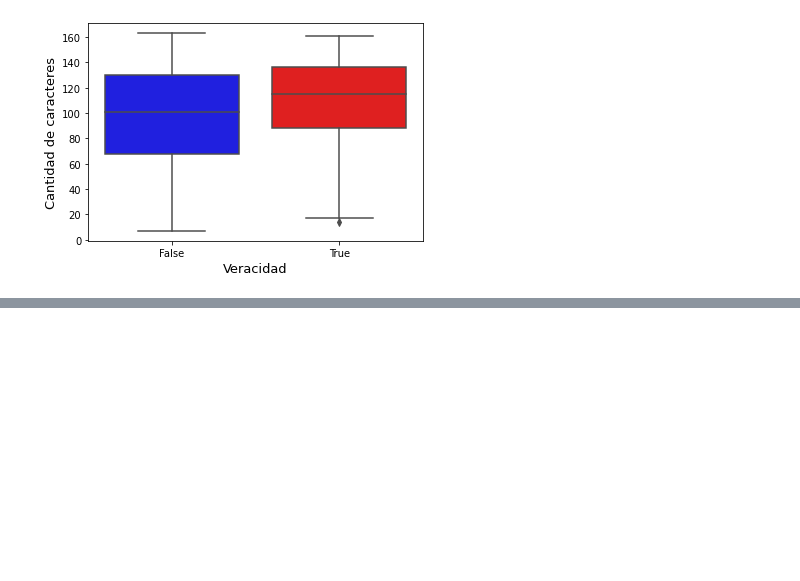
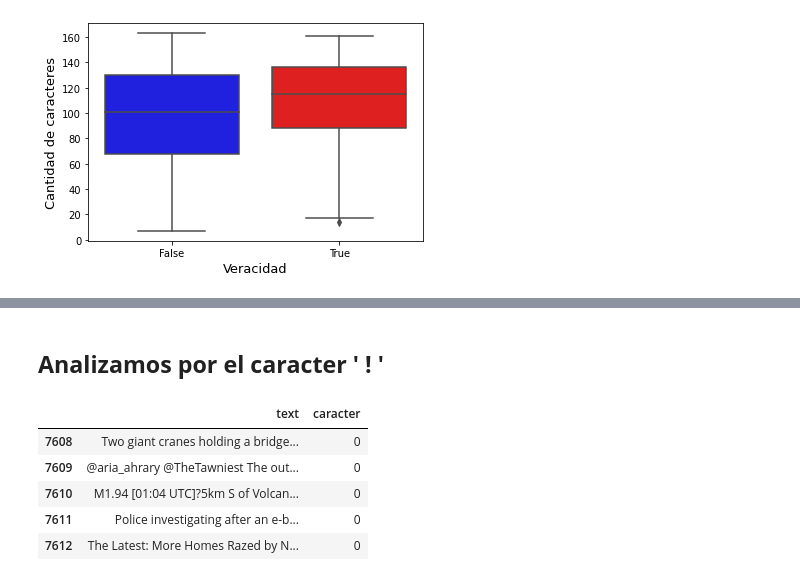
Before and after one commit to grettynazario/TP1-orgaDatos, a Jupyter notebook: TP1.ipynb, the cells around one changed output, grey strips where cells are left out. Cells and saved outputs as stored; diff of their text form; code cells hidden in the pictures; blank space fills up the shorter version.

```diff
--- a/TP1.ipynb
+++ b/TP1.ipynb
@@ -173,0 +233,18 @@ bplot.tick_params(labelsize=10)
+# %% [markdown]
+## **Analizamos por el caracter ' ! '**
+# %%
+#Se crea un df con las cantidades de caracteres por cada texto
+textos = tweets.text
+caracteres = textos.apply(lambda x: contador_de_caracter('!',x))
+caracteres = caracteres.to_frame()
+caracteres.rename(columns = {'text':'caracter'}, inplace = True)
+cantidad_caracter = caracteres.caracter
+df_caracteres_texts = pd.concat([textos, cantidad_caracter], axis = 1)
+df_caracteres_texts.tail(5)
+# %% [output]
+|  | text | caracter |
+| 7608 | Two giant cranes holding a bridge... | 0 |
+| 7609 | @aria_ahrary @TheTawniest The out... | 0 |
+| 7610 | M1.94 [01:04 UTC]?5km S of Volcan... | 0 |
+| 7611 | Police investigating after an e-b... | 0 |
+| 7612 | The Latest: More Homes Razed by N... | 0 |
```
Also changed, not shown: parts of 17 cells of this notebook.
